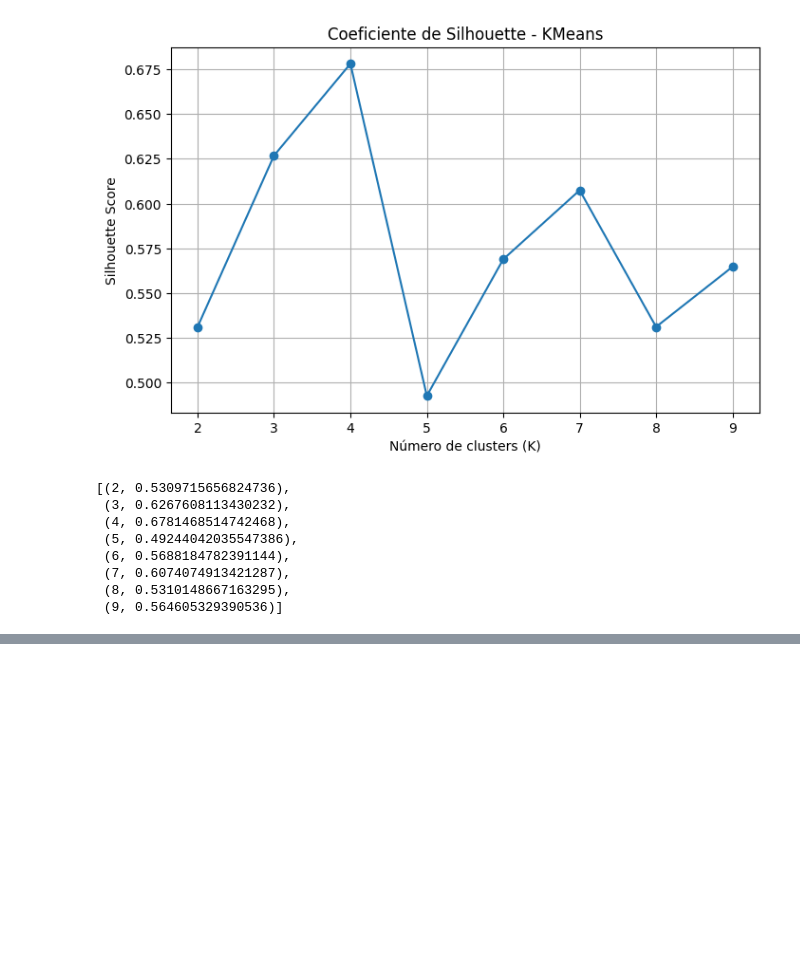
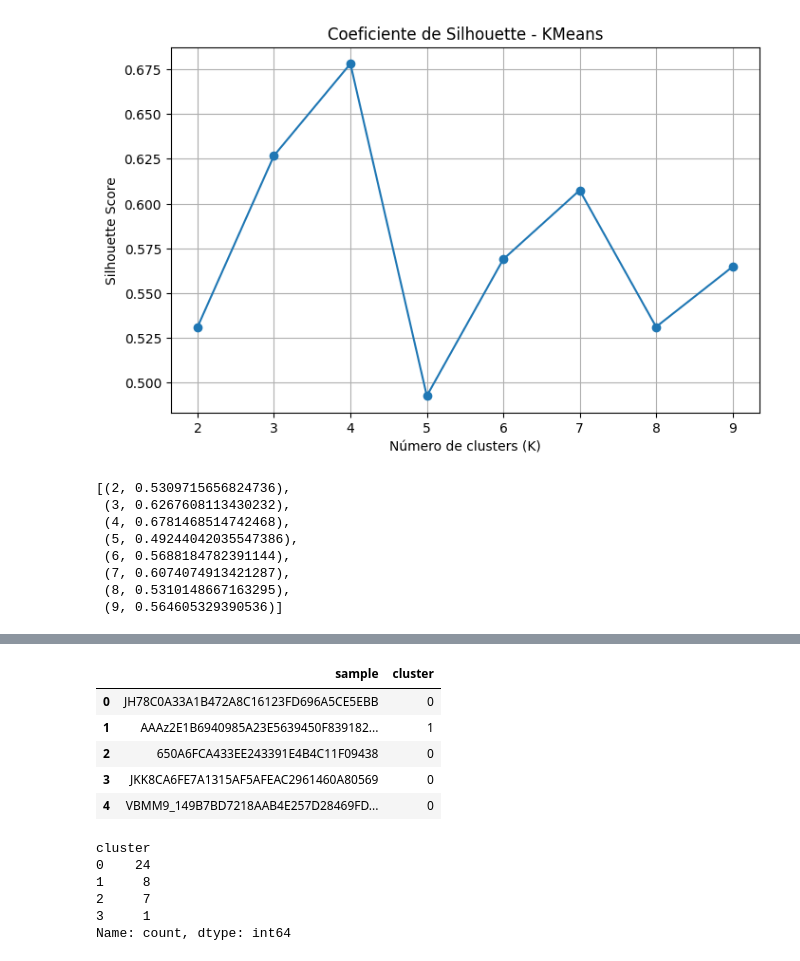
Before and after one commit to EdwinOrtegaK/Lab03_SDS, a Jupyter notebook: notebooks/lab3_malware_families.ipynb, the cells around one changed output, grey strips where cells are left out. Saved outputs shown, nothing was run; the diff lists cells and outputs as text; code cells hidden in the pictures; blank space fills up the shorter version.

Commit message:
feat: evaluate clusters with silhouette score and assign final KMeans labels

```diff
--- a/notebooks/lab3_malware_families.ipynb
+++ b/notebooks/lab3_malware_families.ipynb
@@ -265,0 +307,28 @@ list(zip(k_values, silhouette_scores))
+# %%
+best_k = 4
+
+kmeans = KMeans(
+    n_clusters=best_k,
+    random_state=42,
+    n_init=10
+)
+
+df["cluster"] = kmeans.fit_predict(X)
+
+df[["sample","cluster"]].head()
+# %% [output]
+|  | sample | cluster |
+| 0 | JH78C0A33A1B472A8C16123FD696A5CE5EBB | 0 |
+| 1 | AAAz2E1B6940985A23E5639450F839182... | 1 |
+| 2 | 650A6FCA433EE243391E4B4C11F09438 | 0 |
+| 3 | JKK8CA6FE7A1315AF5AFEAC2961460A80569 | 0 |
+| 4 | VBMM9_149B7BD7218AAB4E257D28469FD... | 0 |
+# %%
+df["cluster"].value_counts()
+# %% [output]
+cluster
+0    24
+1     8
+2     7
+3     1
+Name: count, dtype: int64
```
Also changed, not shown: parts of 3 cells of this notebook, 1 other file.
